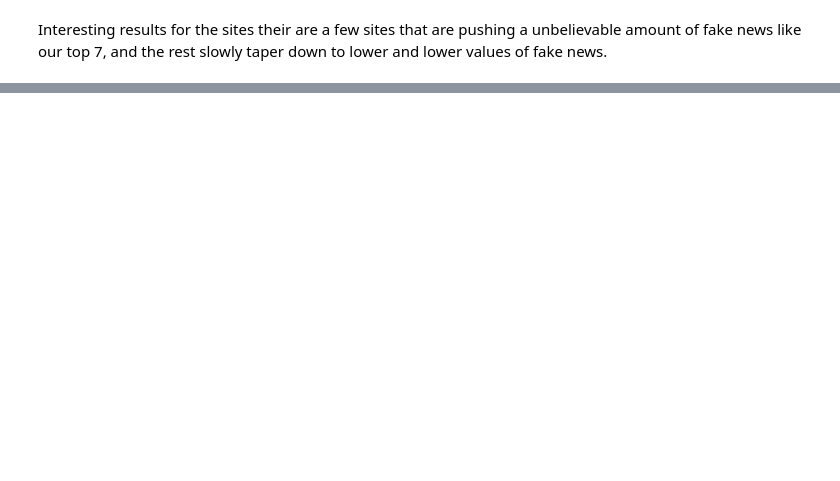
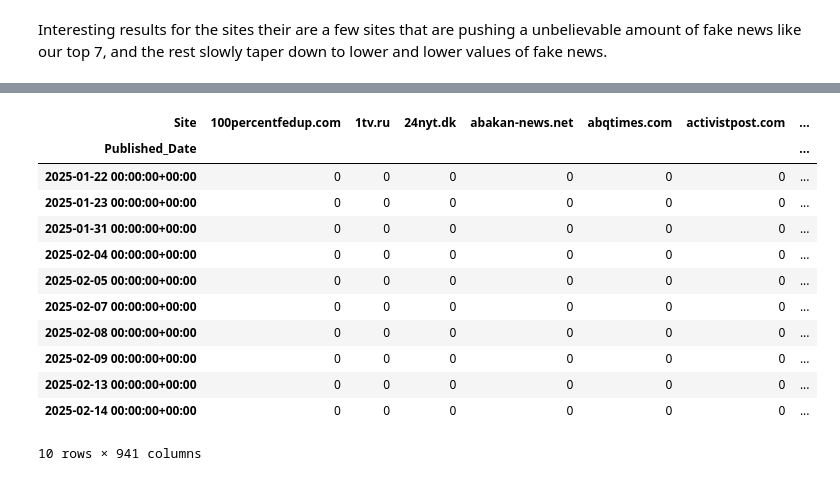
Before and after one commit to coleaydelotte/DW-290-NEWS, a Jupyter notebook: nb.ipynb, the cells around one changed output, grey strips where cells are left out. Cells and saved outputs as stored; diff of their text form; code cells hidden in the pictures; blank space fills up the shorter version.

```diff
--- a/nb.ipynb
+++ b/nb.ipynb
@@ -255,0 +357,27 @@ authors_count.head(10)
+# %%
+# Convert from long to wide form - Pivot by Site and Date
+# Example: Articles per Site per Date
+# Filter out rows with missing dates for pivot
+data_for_pivot = data[data['Published_Date'].notna()].copy()
+wide_site_date = data_for_pivot.pivot_table(
+    index='Published_Date',
+    columns='Site',
+    values='URL',
+    aggfunc='count',
+    fill_value=0
+)
+wide_site_date.head(10)
+# %% [output]
+| Site | 100percentfedup.com | 1tv.ru | 24nyt.dk | abakan-news.net | abqtimes.com | activistpost.com | ... |
+| Published_Date |  |  |  |  |  |  | ... |
+| 2025-01-22 00:00:00+00:00 | 0 | 0 | 0 | 0 | 0 | 0 | ... |
+| 2025-01-23 00:00:00+00:00 | 0 | 0 | 0 | 0 | 0 | 0 | ... |
+| 2025-01-31 00:00:00+00:00 | 0 | 0 | 0 | 0 | 0 | 0 | ... |
+| 2025-02-04 00:00:00+00:00 | 0 | 0 | 0 | 0 | 0 | 0 | ... |
+| 2025-02-05 00:00:00+00:00 | 0 | 0 | 0 | 0 | 0 | 0 | ... |
+| 2025-02-07 00:00:00+00:00 | 0 | 0 | 0 | 0 | 0 | 0 | ... |
+| 2025-02-08 00:00:00+00:00 | 0 | 0 | 0 | 0 | 0 | 0 | ... |
+| 2025-02-09 00:00:00+00:00 | 0 | 0 | 0 | 0 | 0 | 0 | ... |
+| 2025-02-13 00:00:00+00:00 | 0 | 0 | 0 | 0 | 0 | 0 | ... |
+| 2025-02-14 00:00:00+00:00 | 0 | 0 | 0 | 0 | 0 | 0 | ... |
+10 rows × 941 columns
```
Also changed, not shown: parts of 26 cells of this notebook.
